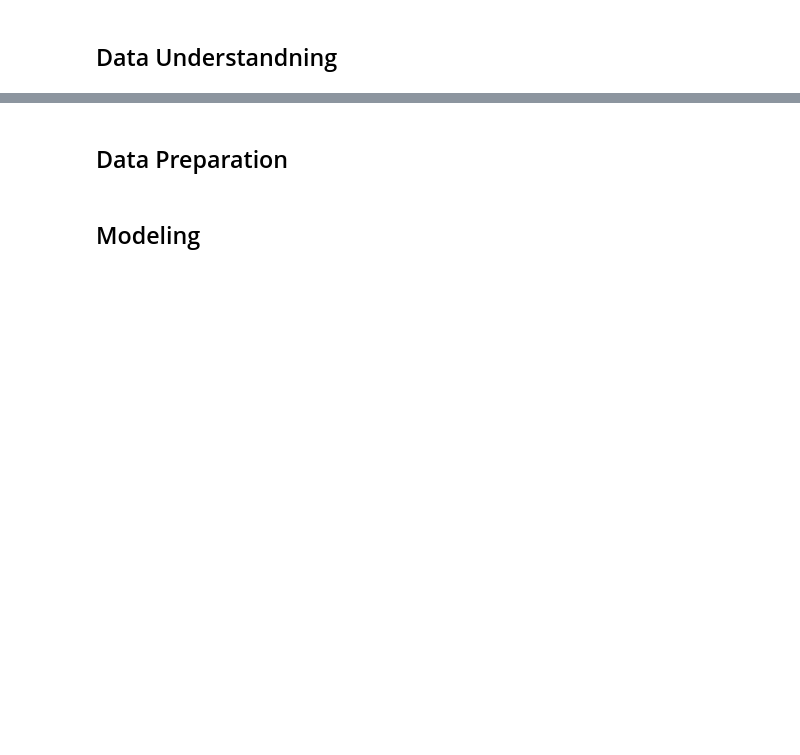
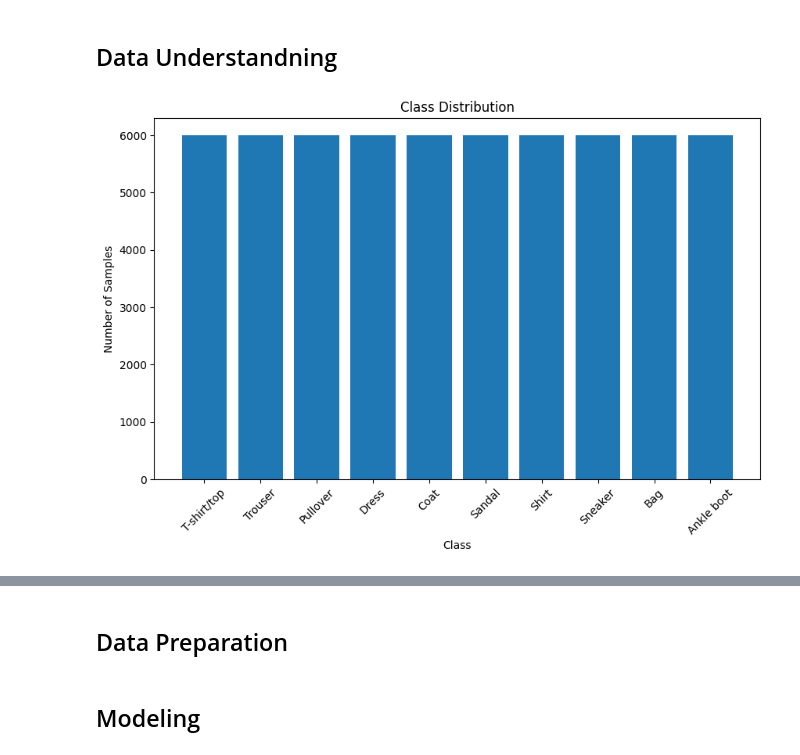
Before and after one commit to LuisaIb/fashion-tuning, a Jupyter notebook: FashionMNIST_hyperparameter_tuning.ipynb, the cells around one changed output, grey strips where cells are left out. Cells and saved outputs as stored; diff of their text form; code cells hidden in the pictures; blank space fills up the shorter version.

```diff
--- a/FashionMNIST_hyperparameter_tuning.ipynb
+++ b/FashionMNIST_hyperparameter_tuning.ipynb
@@ -65,2 +44,8 @@ valloader = torch.utils.data.DataLoader(
 # %% [markdown]
 ## Data Understandning
+# %%
+trainset, testset = eda.load_data()
+
+eda.display_class_distribution(trainset)
+# %% [output]
+[figure, added]
```
Also changed, not shown: parts of 29 cells of this notebook.
